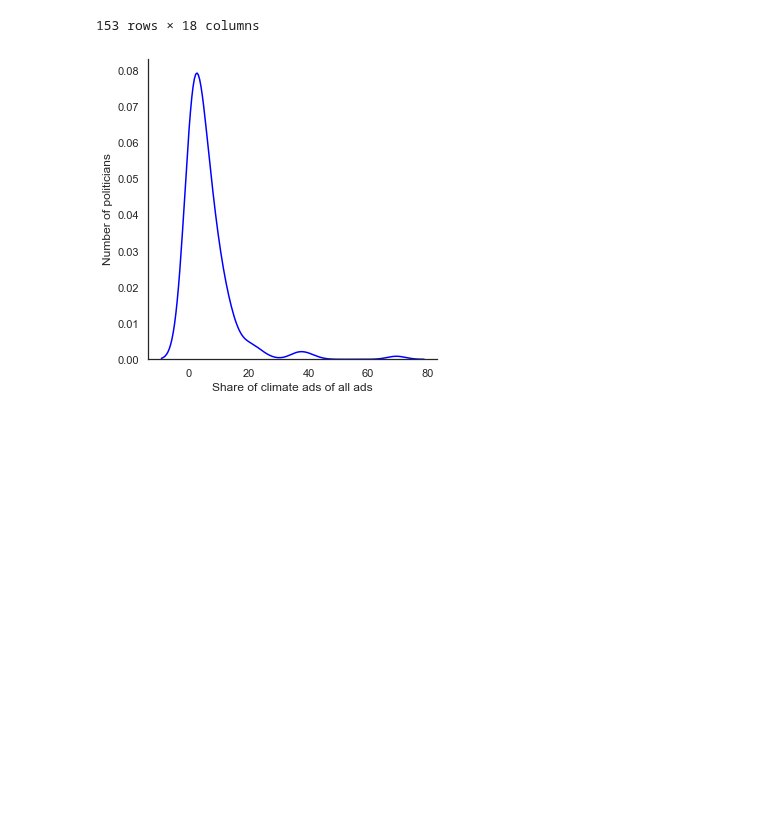
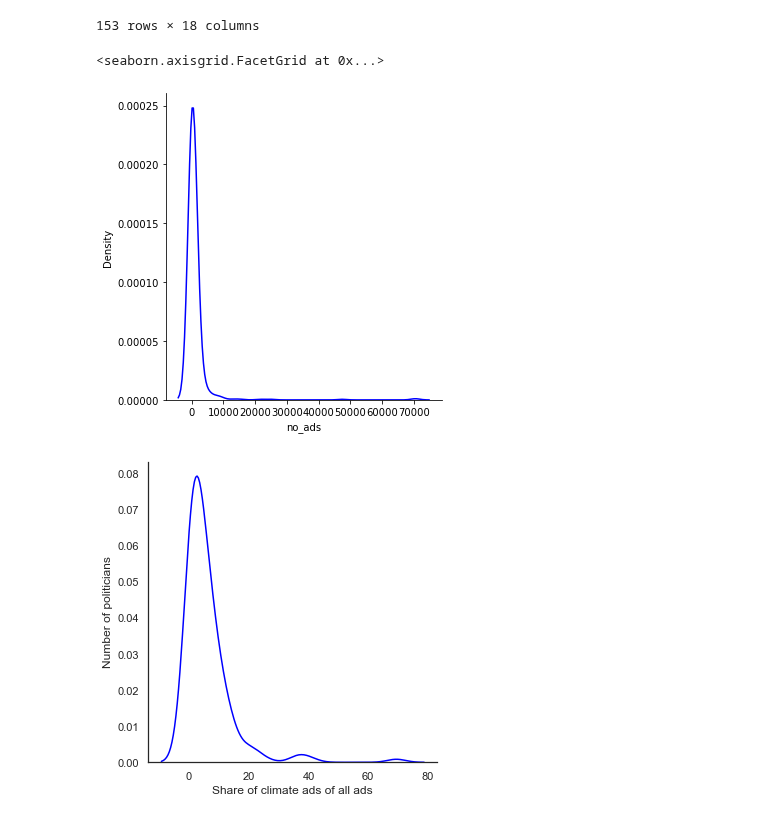
Before and after one commit to lrnz-asnprs/political-ad-api, a Jupyter notebook: notebooks/laurenz_notebook.ipynb, the cells around one changed output. Drawn from its saved outputs; the diff is of its cells as text; code cells hidden in the pictures; blank space fills up the shorter version.

```diff
--- a/notebooks/laurenz_notebook.ipynb
+++ b/notebooks/laurenz_notebook.ipynb
@@ -354,6 +372,13 @@ merged_climate.sort_values(by="climate_ad_ratio", ascending=False)
 | 106 | 485980975070908 | 1608 | 397200 | 617092 | 49.5 | 507146.0 | 21127000 | ... |
 | 125 | 6713653788 | 4832 | 2057300 | 2888468 | 49.5 | 2472884.0 | 102420000 | ... |
 153 rows × 18 columns
+# %%
+import seaborn as sns
+import matplotlib.pyplot as plt
+sns.displot(data=pages, x="no_ads", kind="kde", palette="bright", color="blue")
+# %% [output]
+<seaborn.axisgrid.FacetGrid at 0x...>
+[figure, added]
 # %%
 import seaborn as sns
 import matplotlib.pyplot as plt
```
Also changed, not shown: parts of 14 cells of this notebook, 26 other files.
